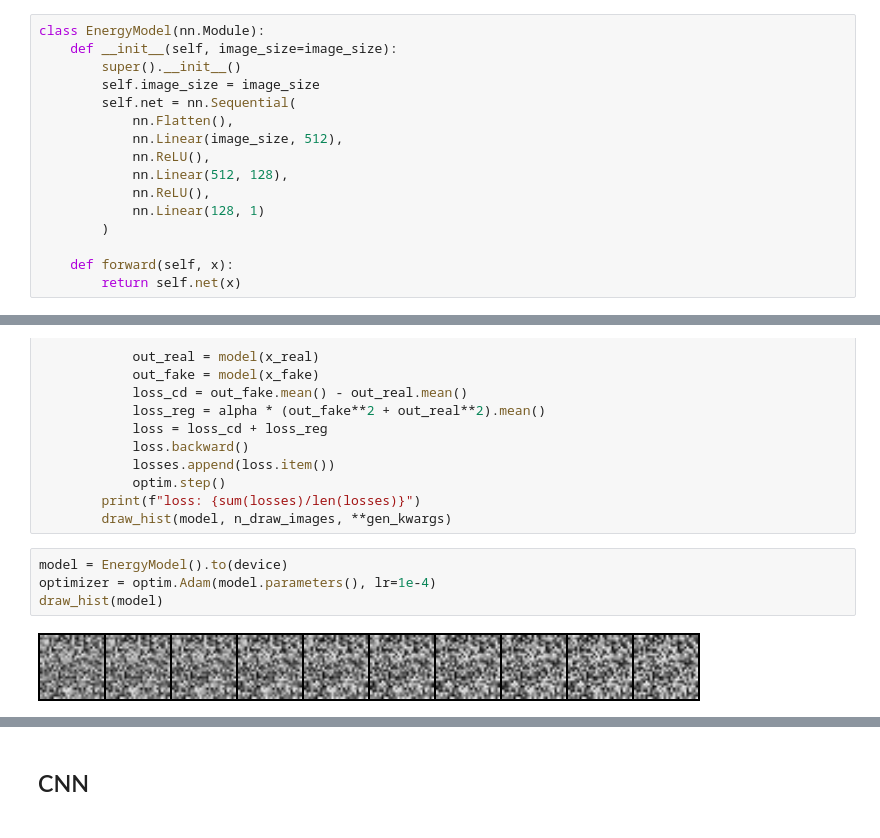
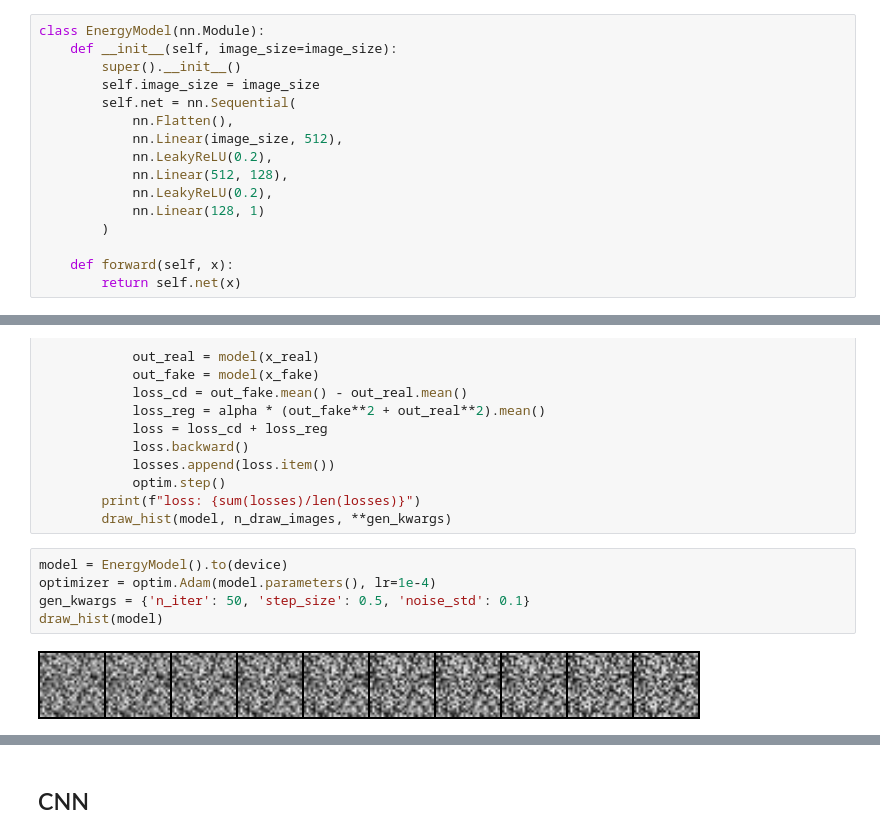
Before and after one commit to misya11p/generative-models, a Jupyter notebook: EBM.ipynb, the cells around one changed output, grey strips where cells are left out. Cells and saved outputs as stored; diff of their text form.

```diff
--- a/EBM.ipynb
+++ b/EBM.ipynb
@@ -65,9 +65,9 @@ class EnergyModel(nn.Module):
         self.net = nn.Sequential(
             nn.Flatten(),
             nn.Linear(image_size, 512),
-            nn.ReLU(),
+            nn.LeakyReLU(0.2),
             nn.Linear(512, 128),
-            nn.ReLU(),
+            nn.LeakyReLU(0.2),
             nn.Linear(128, 1)
         )
 
@@ -110,6 +118,7 @@ def train(model, optim, n_epochs, alpha=0.1, n_draw_images=1, **gen_kwargs):
 # %%
 model = EnergyModel().to(device)
 optimizer = optim.Adam(model.parameters(), lr=1e-4)
+gen_kwargs = {'n_iter': 50, 'step_size': 0.5, 'noise_std': 0.1}
 draw_hist(model)
 # %% [output]
-[figure, old version]
+[figure, new version]
```
Also changed, not shown: parts of 8 cells of this notebook.
